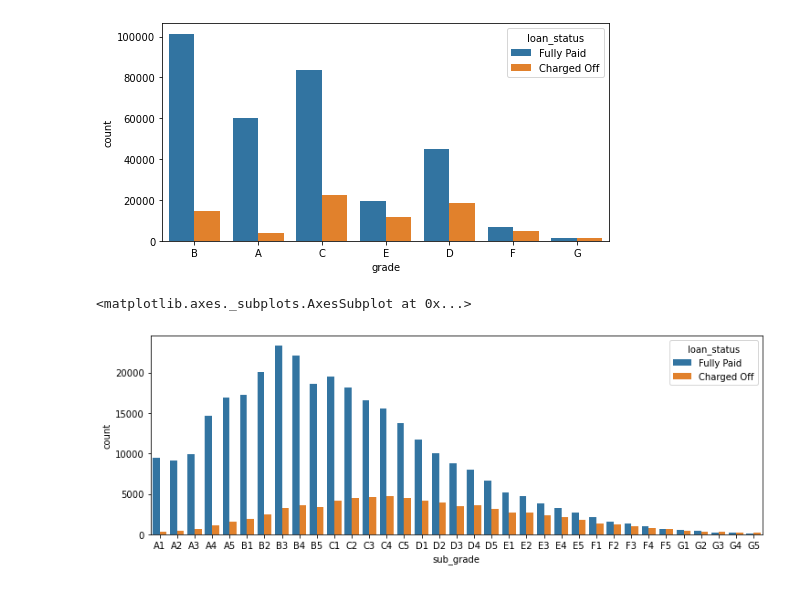
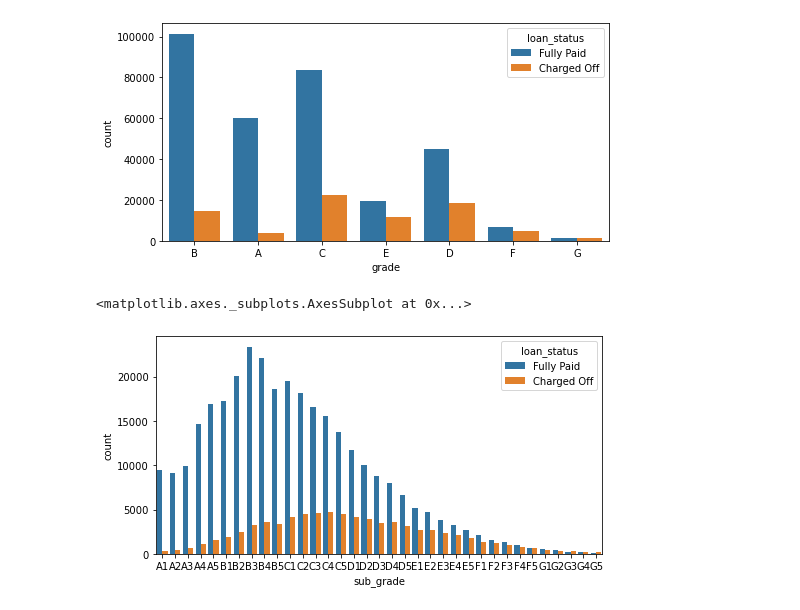
Before and after one commit to dagash007/LOAN-PAYMENT-PREDICTION, a Jupyter notebook: LOAN PAYMENT PREDICTION.ipynb, the cells around one changed output. Cells and saved outputs as stored; diff of their text form; code cells hidden in the pictures.

```diff
--- a/LOAN PAYMENT PREDICTION.ipynb
+++ b/LOAN PAYMENT PREDICTION.ipynb
@@ -97,9 +97,9 @@ sns.countplot(x='grade',data=df,hue='loan_status')
 <matplotlib.axes._subplots.AxesSubplot at 0x...>
 [figure]
 # %%
-plt.figure(figsize=(12,4))
+plt.figure(figsize=(8,4))
 subgrade_order = sorted(df['sub_grade'].unique())
 sns.countplot(x='sub_grade',data=df,hue='loan_status',order=subgrade_order)
 # %% [output]
 <matplotlib.axes._subplots.AxesSubplot at 0x...>
-[figure, old version]
+[figure, new version]
```
Also changed, not shown: parts of 4 cells of this notebook.
